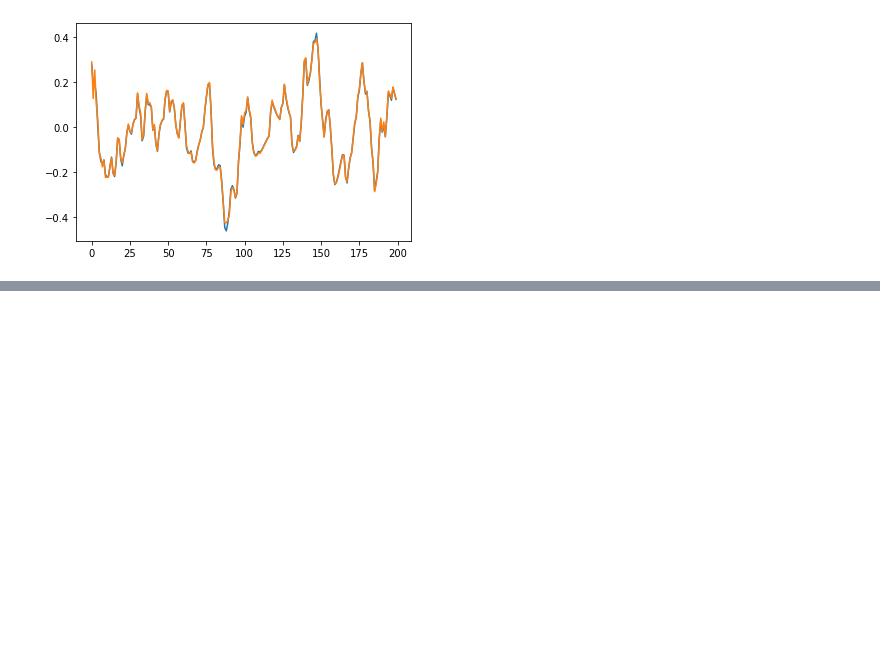
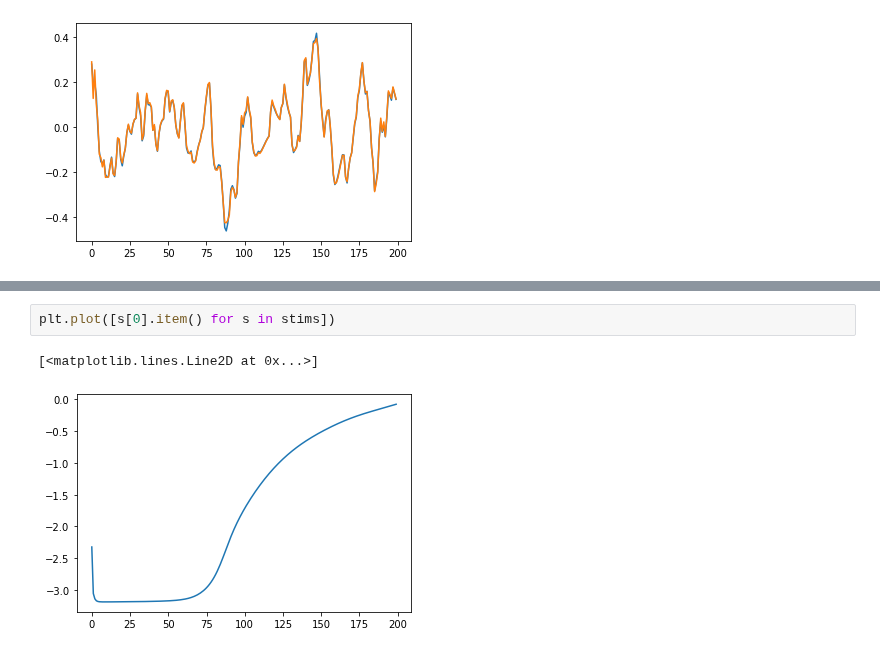
Before and after one commit to mmattb/coproc-poc, a Jupyter notebook: experiments.ipynb, the cells around one changed output, grey strips where cells are left out. Saved outputs shown, nothing was run; the diff lists cells and outputs as text; blank space fills up the shorter version.

```diff
--- a/experiments.ipynb
+++ b/experiments.ipynb
@@ -269,0 +314,5 @@ plt.plot(target[-2,:,0].detach().numpy())
+# %%
+plt.plot([s[0].item() for s in stims])
+# %% [output]
+[<matplotlib.lines.Line2D at 0x...>]
+[figure, added]
```
Also changed, not shown: parts of 12 cells of this notebook.
